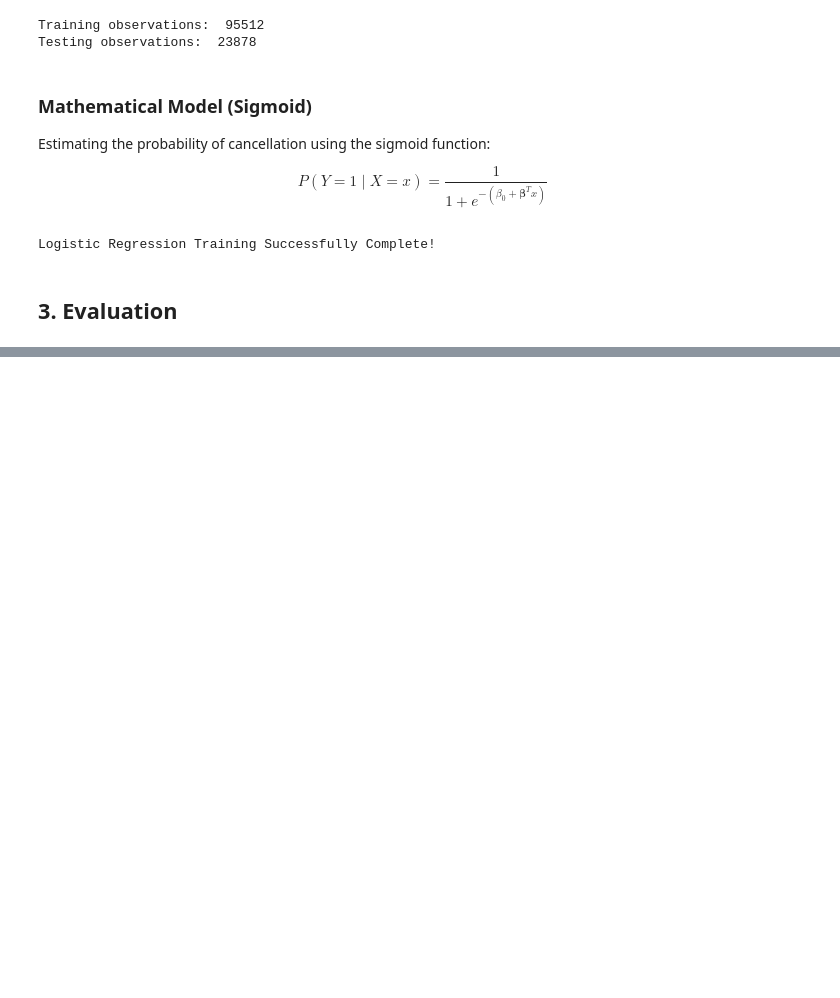
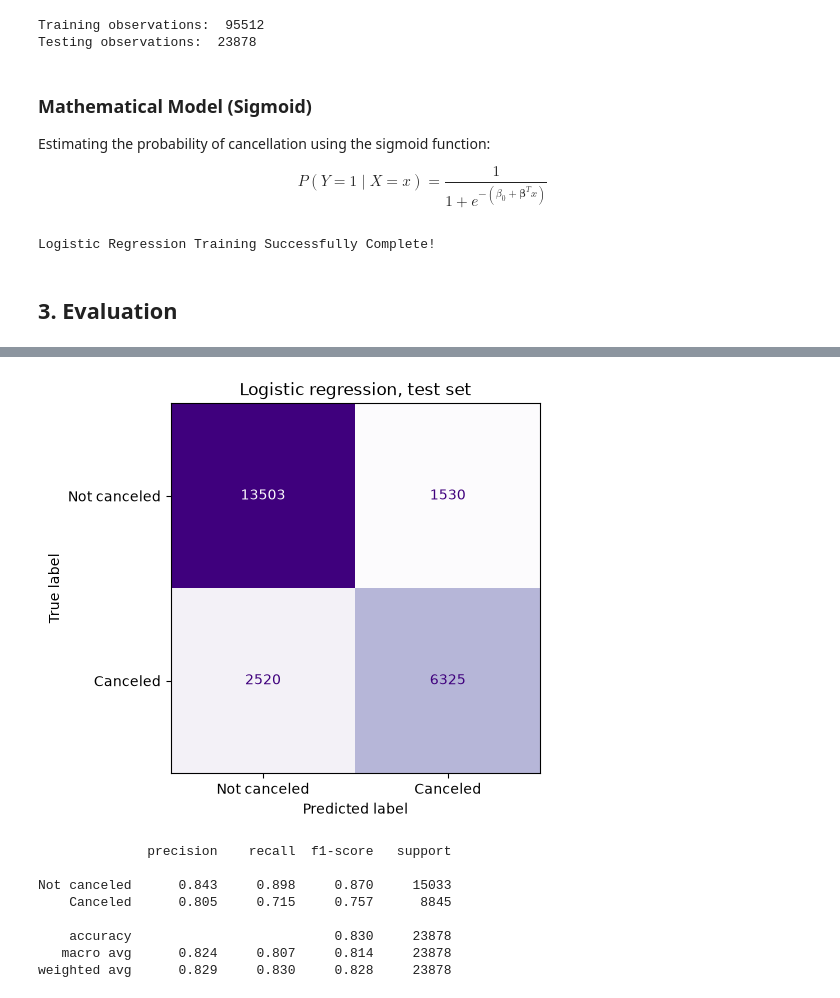
Before and after one commit to MasMits/hotel-cancellation-ml, a Jupyter notebook: notebook/project.ipynb, the cells around one changed output, grey strips where cells are left out. Saved outputs shown, nothing was run; the diff lists cells and outputs as text; code cells hidden in the pictures; blank space fills up the shorter version.

Commit message:
add basic metrics

```diff
--- a/notebook/project.ipynb
+++ b/notebook/project.ipynb
@@ -150,0 +166,17 @@ Logistic Regression Training Successfully Complete!
+# %%
+import pandas as pd
+from sklearn.dummy import DummyClassifier
+
+evaluation = import_module("hotel_cancellation.2_evaluation")
+
+# Always predicts "not canceled", with probability of canceling = 0.37 (the share in the data)
+dummy_model = DummyClassifier(strategy="prior").fit(X_train, y_train)
+
+results = pd.DataFrame({
+    "train": evaluation.get_metrics(logistic_model, X_train, y_train),
+    "test": evaluation.get_metrics(logistic_model, X_test, y_test),
+    "always 'not canceled' (test)": evaluation.get_metrics(dummy_model, X_test, y_test),
+}).T
+results.loc["gap (test - train)"] = results.loc["test"] - results.loc["train"]
+
+results.round(3)
@@ -150,0 +198,17 @@ Logistic Regression Training Successfully Complete!
+# %%
+from sklearn.metrics import classification_report
+
+evaluation.plot_confusion_matrix(logistic_model, X_test, y_test, title="Logistic regression, test set")
+
+y_pred = logistic_model.predict(X_test)
+print(classification_report(y_test, y_pred, target_names=["Not canceled", "Canceled"], digits=3))
+# %% [output]
+[figure, added]
+              precision    recall  f1-score   support
+
+Not canceled      0.843     0.898     0.870     15033
+    Canceled      0.805     0.715     0.757      8845
+
+    accuracy                          0.830     23878
+   macro avg      0.824     0.807     0.814     23878
+weighted avg      0.829     0.830     0.828     23878
```
Also changed, not shown: parts of 8 cells of this notebook, 1 other file.
